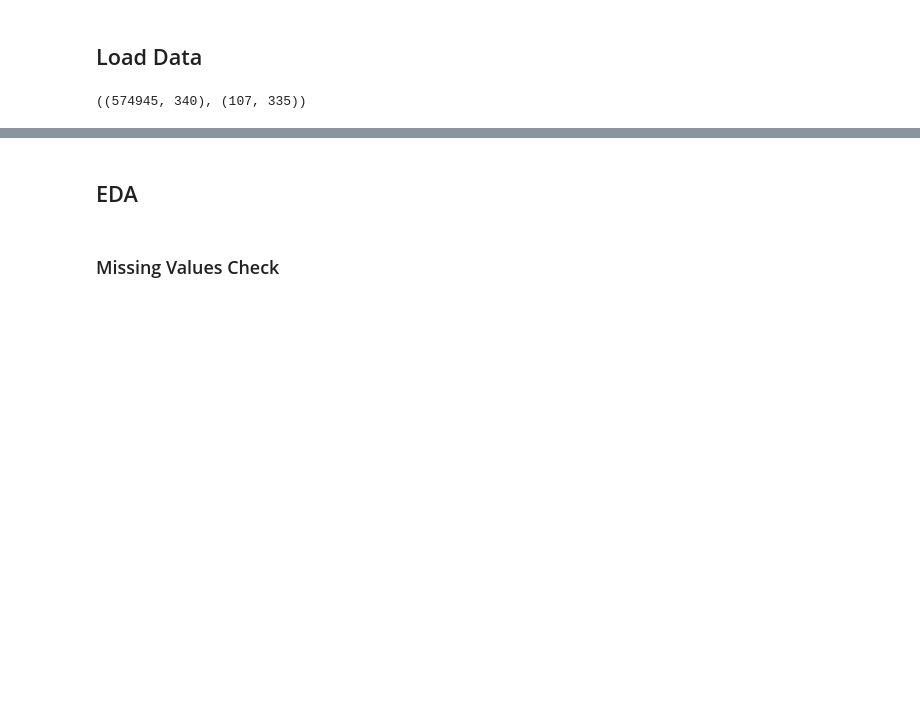
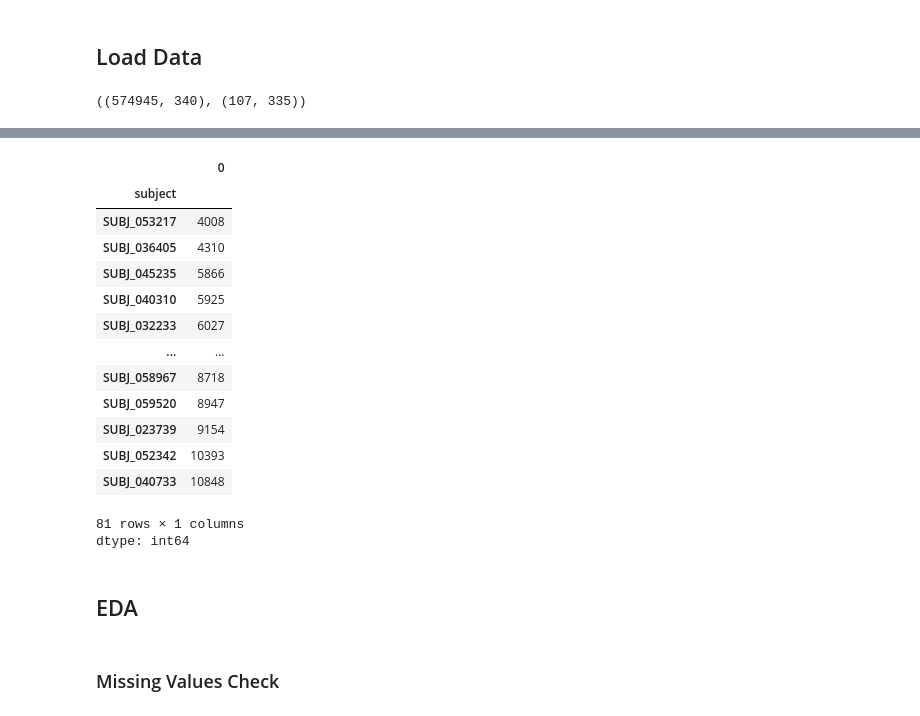
Before and after one commit to abishpius/CMI-Detect-Behaviour, a Jupyter notebook: Kaggle_CMI_Detect_Behaviour_with_Sensor_Data.ipynb, the cells around one changed output, grey strips where cells are left out. Saved outputs shown, nothing was run; the diff lists cells and outputs as text; code cells hidden in the pictures; blank space fills up the shorter version.

```diff
--- a/Kaggle_CMI_Detect_Behaviour_with_Sensor_Data.ipynb
+++ b/Kaggle_CMI_Detect_Behaviour_with_Sensor_Data.ipynb
@@ -75,3 +123,21 @@ test.head(2)
+# %%
+train.groupby('subject').size().sort_values()
+# %% [output]
+|  | 0 |
+| subject |  |
+| SUBJ_053217 | 4008 |
+| SUBJ_036405 | 4310 |
+| SUBJ_045235 | 5866 |
+| SUBJ_040310 | 5925 |
+| SUBJ_032233 | 6027 |
+| ... | ... |
+| SUBJ_058967 | 8718 |
+| SUBJ_059520 | 8947 |
+| SUBJ_023739 | 9154 |
+| SUBJ_052342 | 10393 |
+| SUBJ_040733 | 10848 |
+81 rows × 1 columns
+dtype: int64
 # %% [markdown]
 ## EDA
 # %% [markdown]
```
Also changed, not shown: parts of 17 cells of this notebook.
